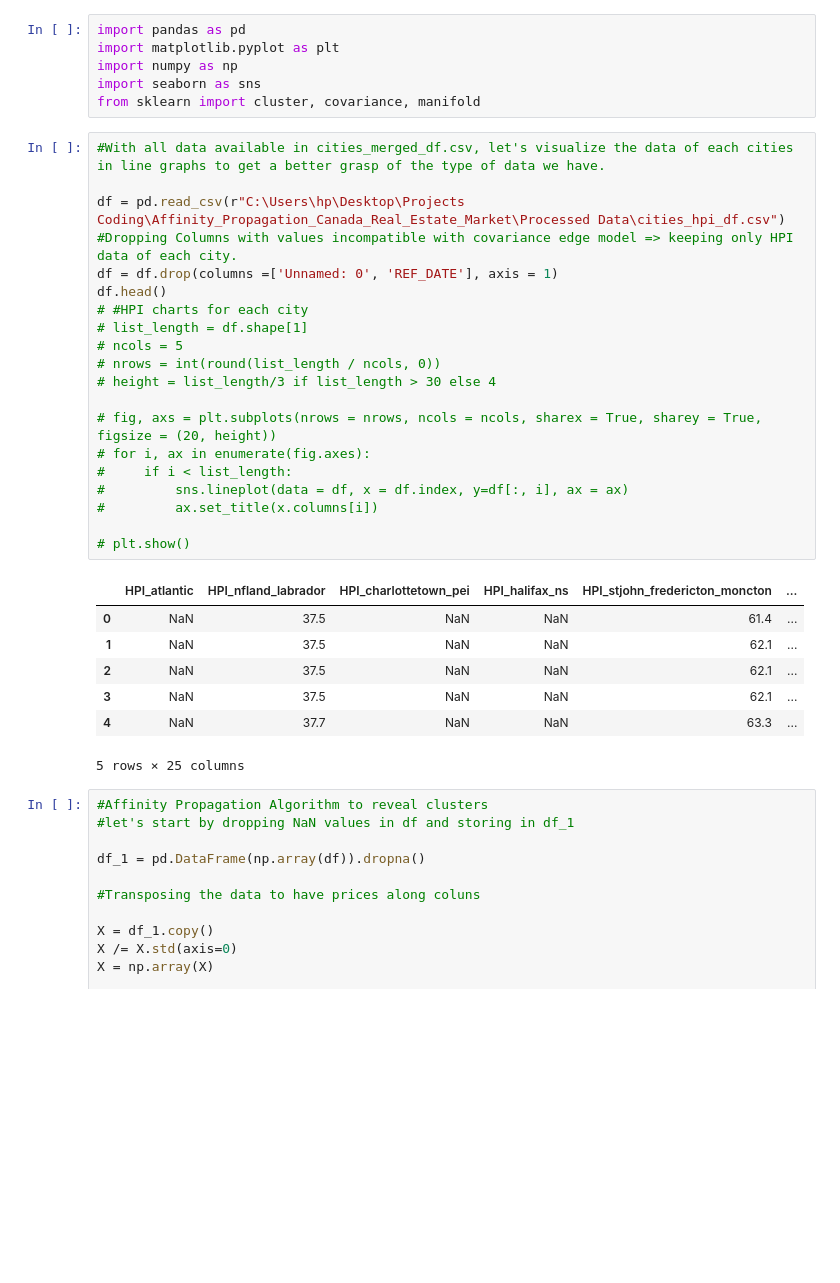
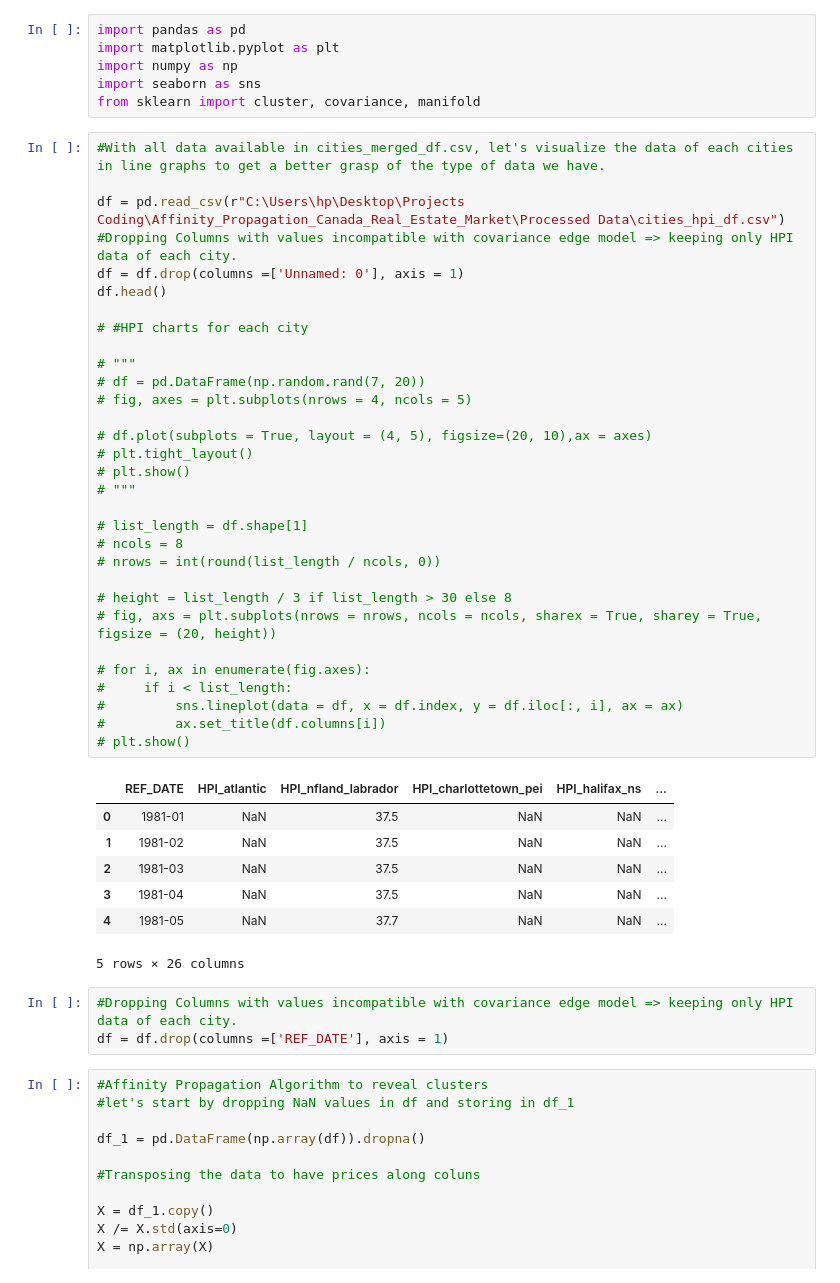
Before and after one commit to HoussamZak/Affinity_Propagation_and_Correlation_Analysis_Canada_Real_Estate, a Jupyter notebook: 2_Affinity_Propagation.ipynb, the cells around one changed output. Drawn from its saved outputs; the diff is of its cells as text; blank space fills up the shorter version.

```diff
--- a/2_Affinity_Propagation.ipynb
+++ b/2_Affinity_Propagation.ipynb
@@ -15,31 +15,45 @@ from sklearn import cluster, covariance, manifold
 # %%
 #With all data available in cities_merged_df.csv, let's visualize the data of each cities in line graphs to get a better grasp of the type of data we have.
 
 df = pd.read_csv(r"C:\Users\hp\Desktop\Projects Coding\Affinity_Propagation_Canada_Real_Estate_Market\Processed Data\cities_hpi_df.csv")
 #Dropping Columns with values incompatible with covariance edge model => keeping only HPI data of each city.
-df = df.drop(columns =['Unnamed: 0', 'REF_DATE'], axis = 1)
+df = df.drop(columns =['Unnamed: 0'], axis = 1)
 df.head()
+
 # #HPI charts for each city
+
+# """
+# df = pd.DataFrame(np.random.rand(7, 20))
+# fig, axes = plt.subplots(nrows = 4, ncols = 5)
+
+# df.plot(subplots = True, layout = (4, 5), figsize=(20, 10),ax = axes)
+# plt.tight_layout()
+# plt.show()
+# """
+
 # list_length = df.shape[1]
-# ncols = 5
+# ncols = 8
 # nrows = int(round(list_length / ncols, 0))
-# height = list_length/3 if list_length > 30 else 4
 
+# height = list_length / 3 if list_length > 30 else 8
 # fig, axs = plt.subplots(nrows = nrows, ncols = ncols, sharex = True, sharey = True, figsize = (20, height))
+
 # for i, ax in enumerate(fig.axes):
 #     if i < list_length:
-#         sns.lineplot(data = df, x = df.index, y=df[:, i], ax = ax)
-#         ax.set_title(x.columns[i])
-
+#         sns.lineplot(data = df, x = df.index, y = df.iloc[:, i], ax = ax)
+#         ax.set_title(df.columns[i])
 # plt.show()
 # %% [output]
-|  | HPI_atlantic | HPI_nfland_labrador | HPI_charlottetown_pei | HPI_halifax_ns | HPI_stjohn_fredericton_moncton | ... |
-| 0 | NaN | 37.5 | NaN | NaN | 61.4 | ... |
-| 1 | NaN | 37.5 | NaN | NaN | 62.1 | ... |
-| 2 | NaN | 37.5 | NaN | NaN | 62.1 | ... |
-| 3 | NaN | 37.5 | NaN | NaN | 62.1 | ... |
-| 4 | NaN | 37.7 | NaN | NaN | 63.3 | ... |
+|  | REF_DATE | HPI_atlantic | HPI_nfland_labrador | HPI_charlottetown_pei | HPI_halifax_ns | ... |
+| 0 | 1981-01 | NaN | 37.5 | NaN | NaN | ... |
+| 1 | 1981-02 | NaN | 37.5 | NaN | NaN | ... |
+| 2 | 1981-03 | NaN | 37.5 | NaN | NaN | ... |
+| 3 | 1981-04 | NaN | 37.5 | NaN | NaN | ... |
+| 4 | 1981-05 | NaN | 37.7 | NaN | NaN | ... |
-5 rows × 25 columns
+5 rows × 26 columns
+# %%
+#Dropping Columns with values incompatible with covariance edge model => keeping only HPI data of each city.
+df = df.drop(columns =['REF_DATE'], axis = 1)
 # %%
 #Affinity Propagation Algorithm to reveal clusters
 #let's start by dropping NaN values in df and storing in df_1
```
Also changed, not shown: parts of 3 cells of this notebook.
